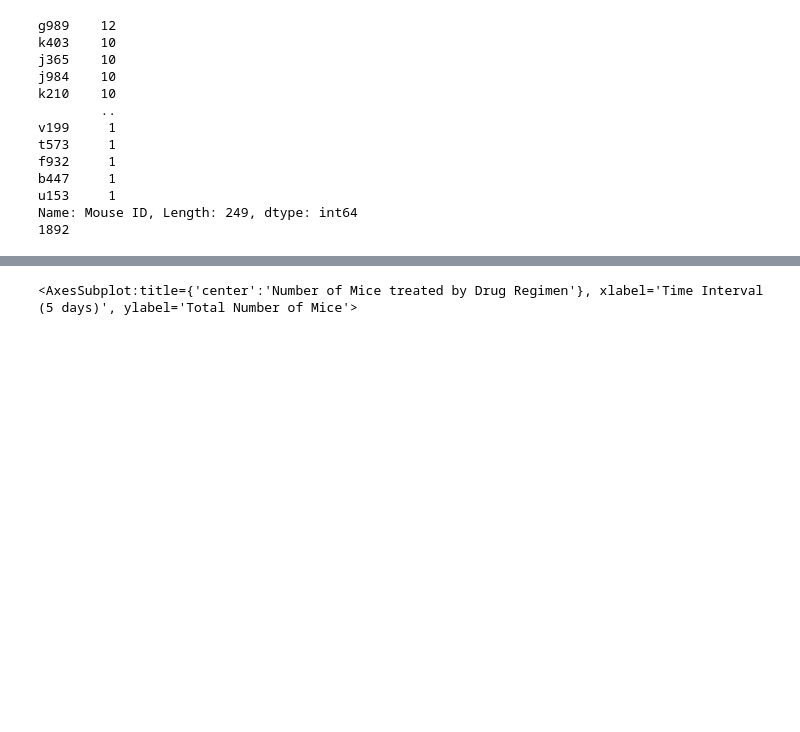
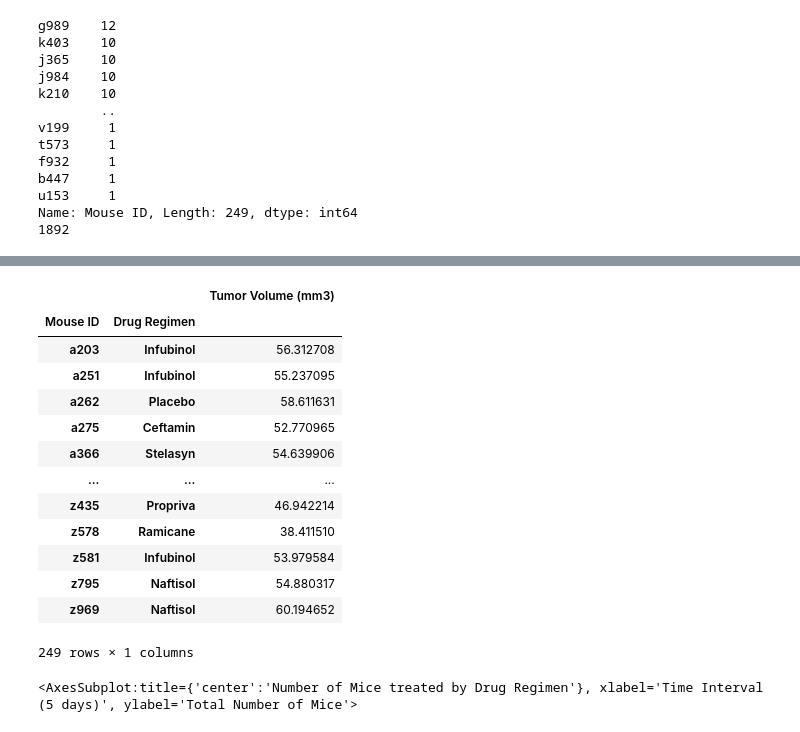
Before and after one commit to KinlayD/matplotlib-challenge, a Jupyter notebook: pymaceuticals.ipynb, the cells around one changed output, grey strips where cells are left out. Saved outputs shown, nothing was run; the diff lists cells and outputs as text; code cells hidden in the pictures; blank space fills up the shorter version.

```diff
--- a/pymaceuticals.ipynb
+++ b/pymaceuticals.ipynb
@@ -52,3 +68,25 @@ Name: Mouse ID, Length: 249, dtype: int64
+# %%
+# generate summary statstics
+id_dr_tv = mouse_df.loc[: , ["Mouse ID", "Drug Regimen", "Tumor Volume (mm3)"]]
+grp_id_dr = id_dr_tv.groupby(["Mouse ID", "Drug Regimen"])
+sum_tv_df = grp_id_dr["Tumor Volume (mm3)"].mean()
+a = pd.DataFrame(sum_tv_df)
+a
+# %% [output]
+|  |  | Tumor Volume (mm3) |
+| Mouse ID | Drug Regimen |  |
+| a203 | Infubinol | 56.312708 |
+| a251 | Infubinol | 55.237095 |
+| a262 | Placebo | 58.611631 |
+| a275 | Ceftamin | 52.770965 |
+| a366 | Stelasyn | 54.639906 |
+| ... | ... | ... |
+| z435 | Propriva | 46.942214 |
+| z578 | Ramicane | 38.411510 |
+| z581 | Infubinol | 53.979584 |
+| z795 | Naftisol | 54.880317 |
+| z969 | Naftisol | 60.194652 |
+249 rows × 1 columns
 # %%
 g_t_r = mouse_df[["Mouse ID", "Timepoint", "Drug Regimen"]]
 g_t_r_grp = g_t_r.groupby(["Timepoint", "Drug Regimen"])["Timepoint"].count().unstack("Drug Regimen")
```
Also changed, not shown: parts of 4 cells of this notebook.
